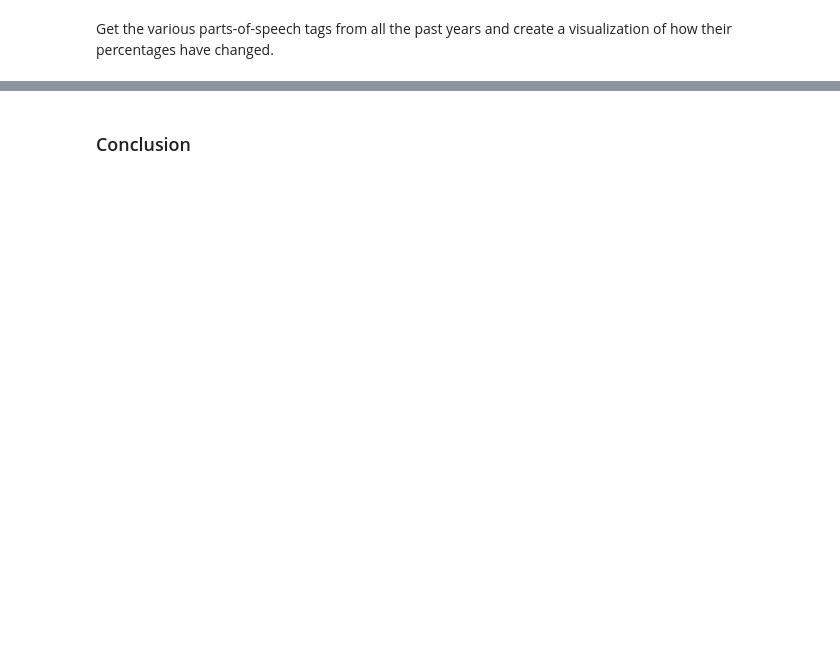
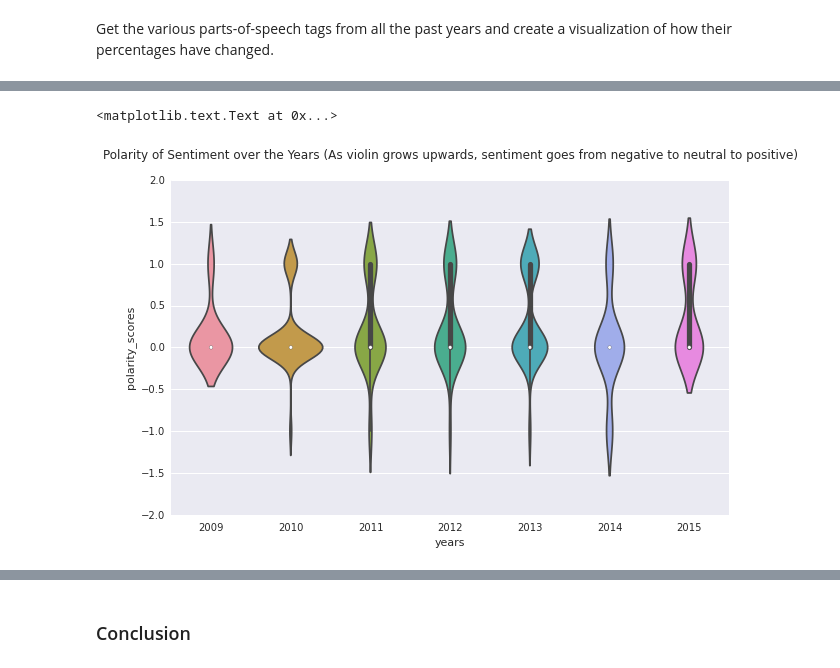
Before and after one commit to akshatgupta95/fb-comments-viz, a Jupyter notebook: fb-comments.ipynb, the cells around one changed output, grey strips where cells are left out. Cells and saved outputs as stored; diff of their text form; code cells hidden in the pictures; blank space fills up the shorter version.

```diff
--- a/fb-comments.ipynb
+++ b/fb-comments.ipynb
@@ -135,0 +155,32 @@ I noticed that even though the percentage of adjectives, verbs, and proper nouns
+# %%
+sid = SentimentIntensityAnalyzer()
+
+polarity_df = pd.DataFrame()
+polarity_scores = []
+all_years = []
+
+for year in comments_by_year.keys():
+    list_comments = comments_by_year[year]
+    for comment in list_comments:
+        polarity_score = sid.polarity_scores(comment)
+        pos_score = polarity_score['pos']
+        neg_score = polarity_score['neg']
+        neu_score = polarity_score['neu']
+        scores = [('pos', pos_score), ('neg', neg_score), ('neu', neu_score)]
+        max_score_label = max(scores, key=lambda item:item[1])[0]
+        if (max_score_label == 'pos'):
+            polarity_scores.append(1)
+        elif (max_score_label == 'neg'):
+            polarity_scores.append(-1)
+        else:
+            polarity_scores.append(0)
+        all_years.append(year)
+polarity_df['polarity_scores'] = polarity_scores
+polarity_df['years'] = all_years
+
+ax = plt.figure(figsize=(10,6))
+ax = sns.violinplot(x="years", y="polarity_scores", data=polarity_df)
+plt.title('Polarity of Sentiment over the Years (As violin grows upwards, sentiment goes from negative to neutral to positive)', y=1.05)
+# %% [output]
+<matplotlib.text.Text at 0x...>
+[figure, added]
```
Also changed, not shown: parts of 12 cells of this notebook.
